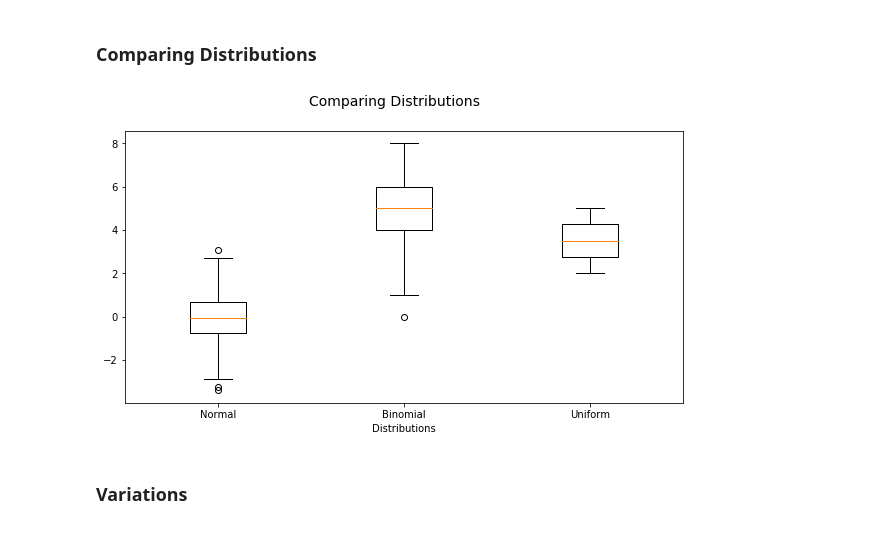
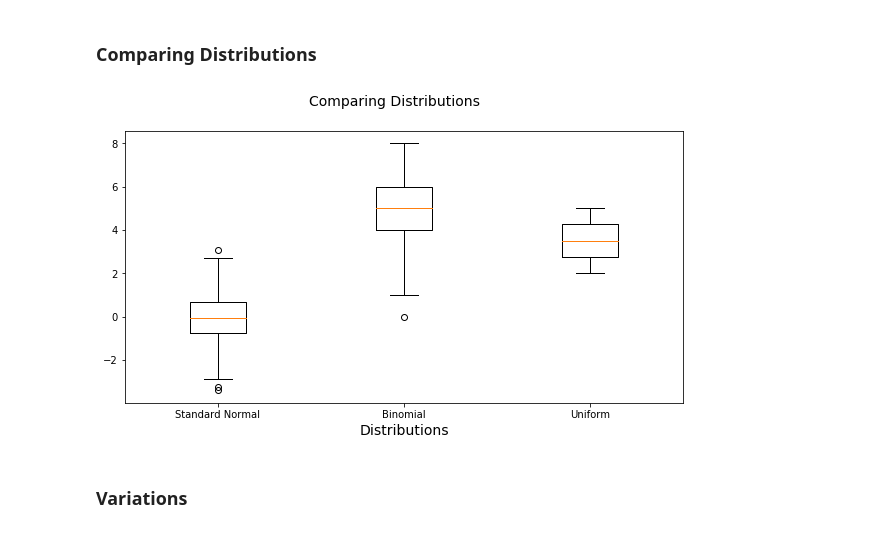
Before and after one commit to MarionMcG/fundamentals_data_analysis, a Jupyter notebook: boxplots.ipynb, the cells around one changed output. Drawn from its saved outputs; the diff is of its cells as text; code cells hidden in the pictures.

```diff
--- a/boxplots.ipynb
+++ b/boxplots.ipynb
@@ -101,17 +100,16 @@ gama = np.random.uniform(5, 2, 1000)
 # %%
 data = [norm, bino, gama]
 
 fig = plt.figure(figsize = (10,5))
 fig.suptitle('Comparing Distributions', fontsize=14)
 
 ax = fig.add_subplot(111)
 ax.boxplot(data);
-ax.set_xlabel('Distributions')
-
-plt.xticks([1, 2, 3], ['Normal', 'Binomial', 'Uniform'])
+ax.set_xlabel('Distributions', fontsize=14)
+plt.xticks([1, 2, 3], ['Standard Normal', 'Binomial', 'Uniform'])
 plt.show()
 # %% [output]
-[figure, old version]
+[figure, new version]
 # %% [markdown]
 ### Variations
 # %% [markdown]
```
Also changed, not shown: parts of 2 cells of this notebook.
